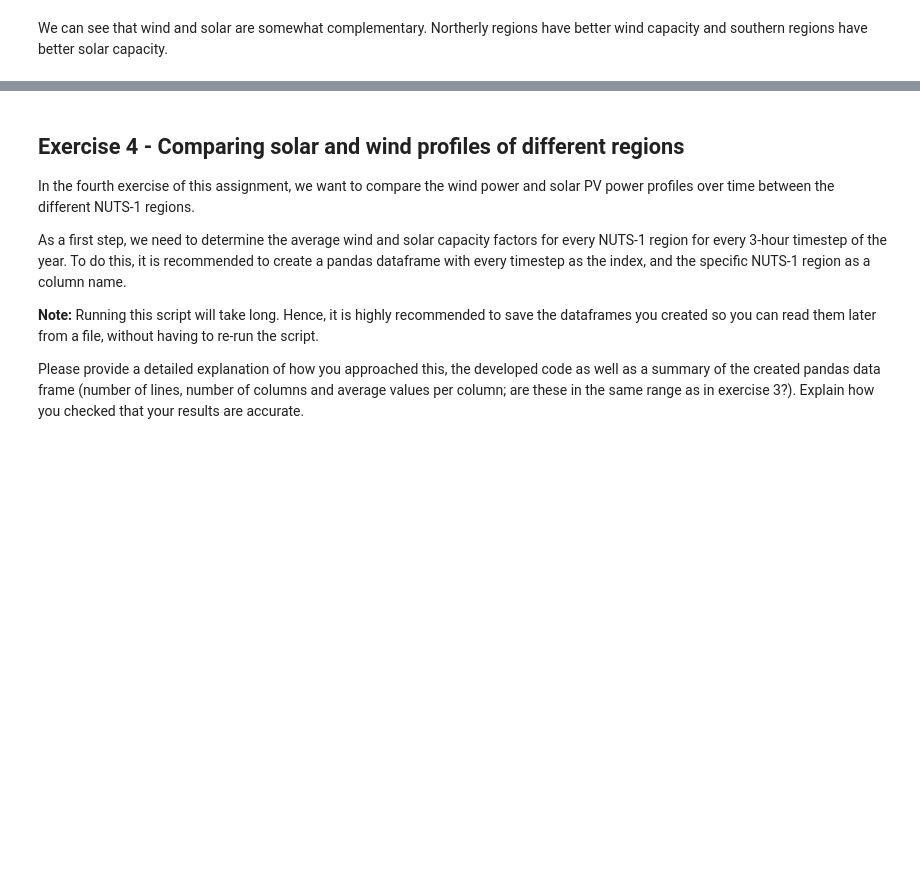
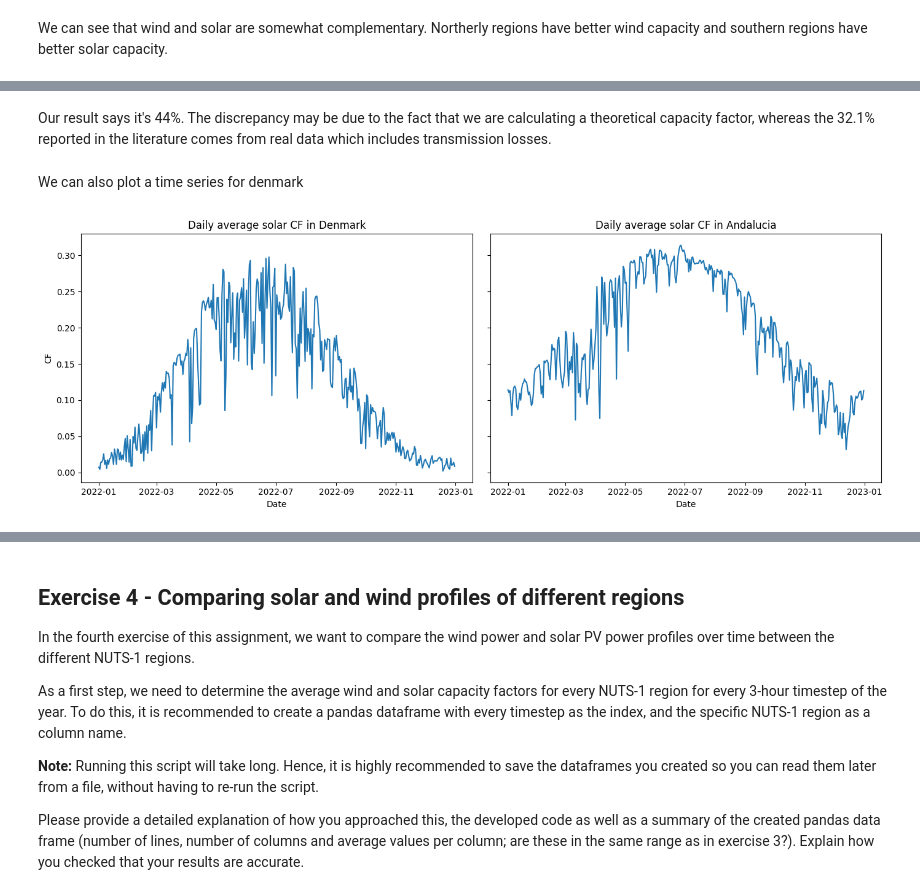
Before and after one commit to victorelgersma/dafs, a Jupyter notebook: final_assignment/AssignmentESMFinal.ipynb, the cells around one changed output, grey strips where cells are left out. Saved outputs shown, nothing was run; the diff lists cells and outputs as text; code cells hidden in the pictures; blank space fills up the shorter version.

```diff
--- a/final_assignment/AssignmentESMFinal.ipynb
+++ b/final_assignment/AssignmentESMFinal.ipynb
@@ -495,0 +510,37 @@ We can see that wind and solar are somewhat complementary. Northerly regions hav
+# %% [markdown]
+Our result says it's 44%. The discrepancy may be due to the fact that we are calculating a theoretical capacity factor, whereas the 32.1% reported in the literature comes from real data which includes transmission losses.
+# %% [markdown]
+We can also plot a time series for denmark
+# %%
+import xarray as xr
+import matplotlib.pyplot as plt
+
+# Regions and files
+ids = ["DK0", "ES6"]
+regions = {"DK0": "Denmark", "ES6": "Andalucia"}
+
+# Load datasets
+ds = {id: xr.open_dataset(f"./data/clipped_era5/net_cdf_file_{id}.nc", engine="netcdf4") for id in ids}
+
+# Prepare figure with subplots (1 row, 2 columns)
+fig, axes = plt.subplots(1, len(ids), figsize=(14, 5), sharey=True)
+
+for i, id in enumerate(ids):
+    # Spatial mean
+    cf_mean = ds[id]['cf_pv'].mean(dim=['latitude', 'longitude'])
+
+    # Daily resample
+    cf_daily = cf_mean.resample(valid_time="1D").mean()
+
+    # Plot on corresponding subplot
+    axes[i].plot(cf_daily['valid_time'], cf_daily)
+    axes[i].set_title(f"Daily average solar CF in {regions[id]}")
+    axes[i].set_xlabel("Date")
+    if i == 0:
+        axes[i].set_ylabel("CF")  # Only label y-axis once
+
+# Improve layout
+plt.tight_layout()
+plt.show()
+# %% [output]
+[figure, added]
```
Also changed, not shown: parts of 26 cells of this notebook, 1 other file.
